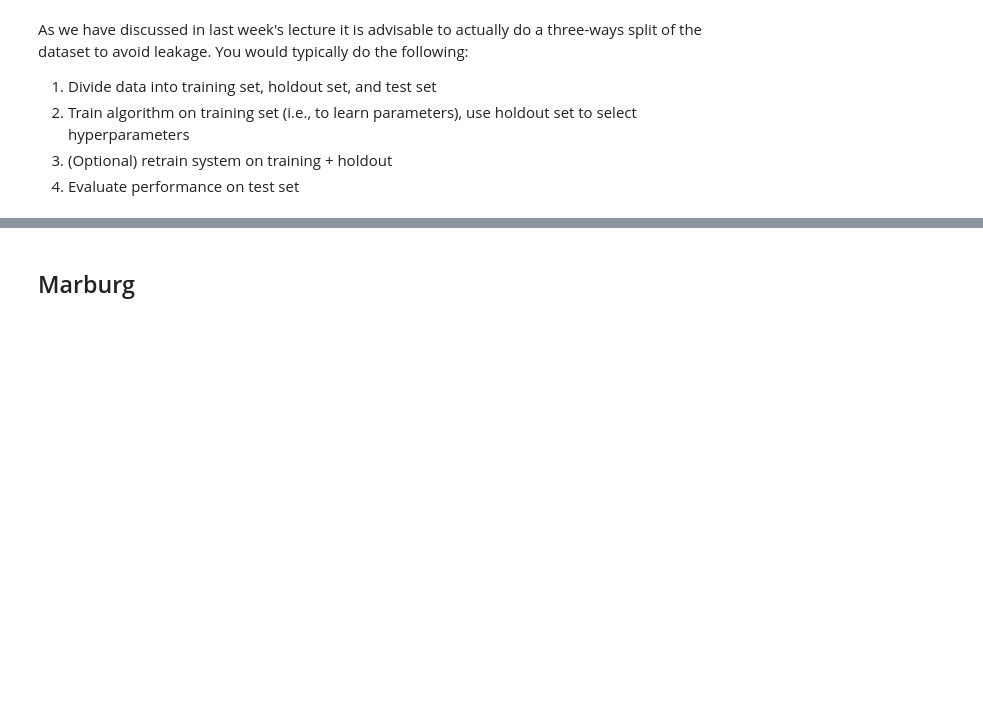
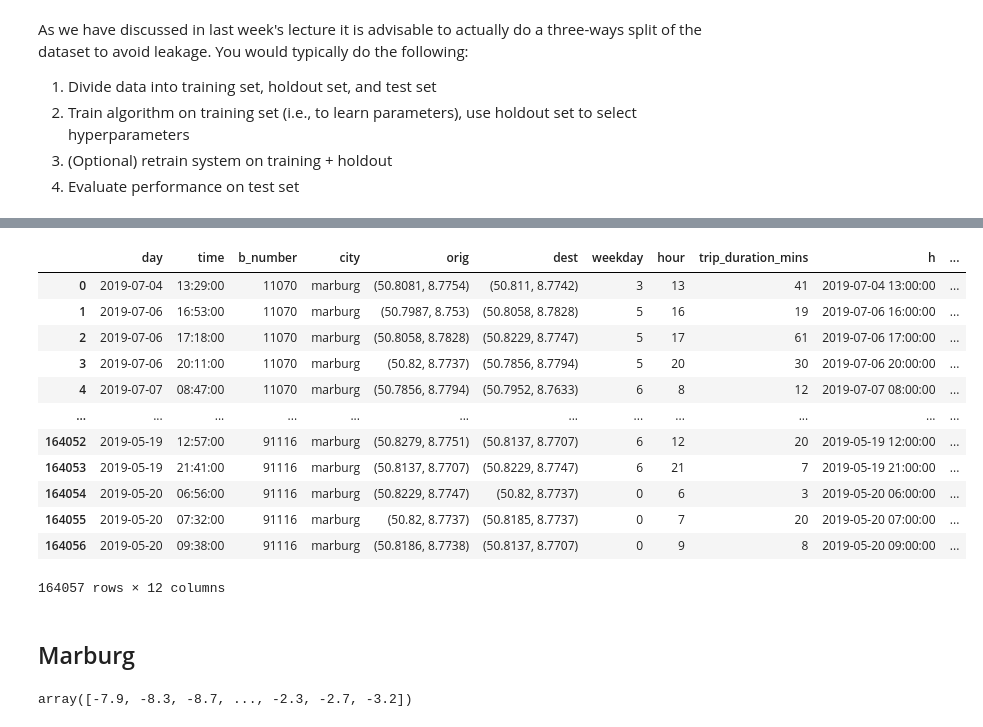
Before and after one commit to mogottsch/dsml_2020_magma, a Jupyter notebook: 3_predictive_modeling/Poly_Regression_Regularization.ipynb, the cells around one changed output, grey strips where cells are left out. Cells and saved outputs as stored; diff of their text form; code cells hidden in the pictures; blank space fills up the shorter version.

```diff
--- a/3_predictive_modeling/Poly_Regression_Regularization.ipynb
+++ b/3_predictive_modeling/Poly_Regression_Regularization.ipynb
@@ -180,2 +219,27 @@ duisburg_weather = pd.read_pickle("../0_data/weather/duisburg_weather.pkl")
+# %%
+marburgWeather = pd.merge(marburg, marburg_weather, how='left', left_on='h', right_on='h')
+marburgWeather
+# %% [output]
+|  | day | time | b_number | city | orig | dest | weekday | hour | trip_duration_mins | h | ... |
+| 0 | 2019-07-04 | 13:29:00 | 11070 | marburg | (50.8081, 8.7754) | (50.811, 8.7742) | 3 | 13 | 41 | 2019-07-04 13:00:00 | ... |
+| 1 | 2019-07-06 | 16:53:00 | 11070 | marburg | (50.7987, 8.753) | (50.8058, 8.7828) | 5 | 16 | 19 | 2019-07-06 16:00:00 | ... |
+| 2 | 2019-07-06 | 17:18:00 | 11070 | marburg | (50.8058, 8.7828) | (50.8229, 8.7747) | 5 | 17 | 61 | 2019-07-06 17:00:00 | ... |
+| 3 | 2019-07-06 | 20:11:00 | 11070 | marburg | (50.82, 8.7737) | (50.7856, 8.7794) | 5 | 20 | 30 | 2019-07-06 20:00:00 | ... |
+| 4 | 2019-07-07 | 08:47:00 | 11070 | marburg | (50.7856, 8.7794) | (50.7952, 8.7633) | 6 | 8 | 12 | 2019-07-07 08:00:00 | ... |
+| ... | ... | ... | ... | ... | ... | ... | ... | ... | ... | ... | ... |
+| 164052 | 2019-05-19 | 12:57:00 | 91116 | marburg | (50.8279, 8.7751) | (50.8137, 8.7707) | 6 | 12 | 20 | 2019-05-19 12:00:00 | ... |
+| 164053 | 2019-05-19 | 21:41:00 | 91116 | marburg | (50.8137, 8.7707) | (50.8229, 8.7747) | 6 | 21 | 7 | 2019-05-19 21:00:00 | ... |
+| 164054 | 2019-05-20 | 06:56:00 | 91116 | marburg | (50.8229, 8.7747) | (50.82, 8.7737) | 0 | 6 | 3 | 2019-05-20 06:00:00 | ... |
+| 164055 | 2019-05-20 | 07:32:00 | 91116 | marburg | (50.82, 8.7737) | (50.8185, 8.7737) | 0 | 7 | 20 | 2019-05-20 07:00:00 | ... |
+| 164056 | 2019-05-20 | 09:38:00 | 91116 | marburg | (50.8186, 8.7738) | (50.8137, 8.7707) | 0 | 9 | 8 | 2019-05-20 09:00:00 | ... |
+164057 rows × 12 columns
 # %% [markdown]
 ## Marburg
+# %%
+# peak demand
+ym = marburgWeather.resample('H', on="h").count()["day"].values
+# day of year
+xm = marburgWeather.resample('H', on="h").max()['temperature'].values
+xm
+# %% [output]
+array([-7.9, -8.3, -8.7, ..., -2.3, -2.7, -3.2])
```
Also changed, not shown: parts of 12 cells of this notebook, 1 other file.
